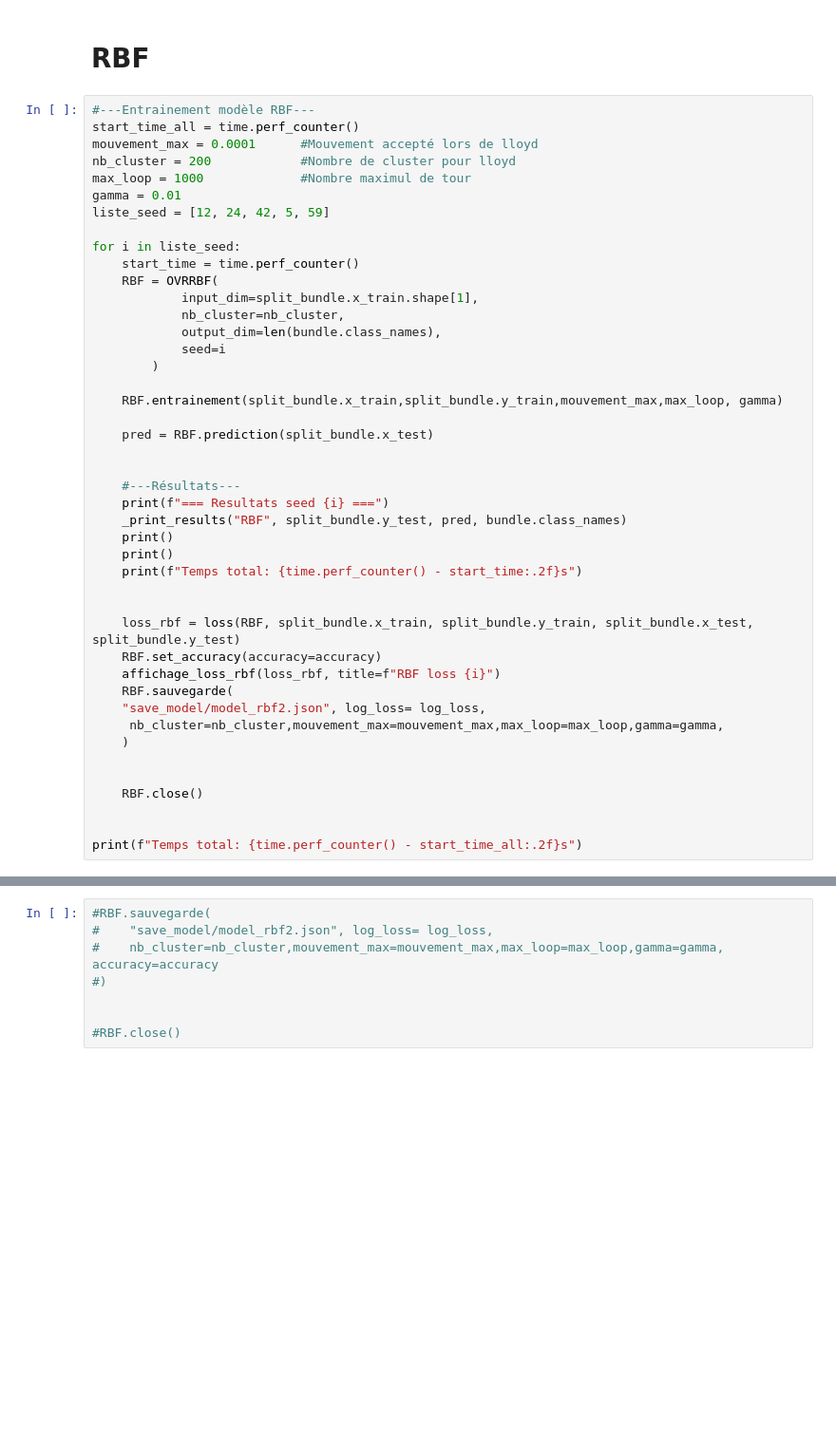
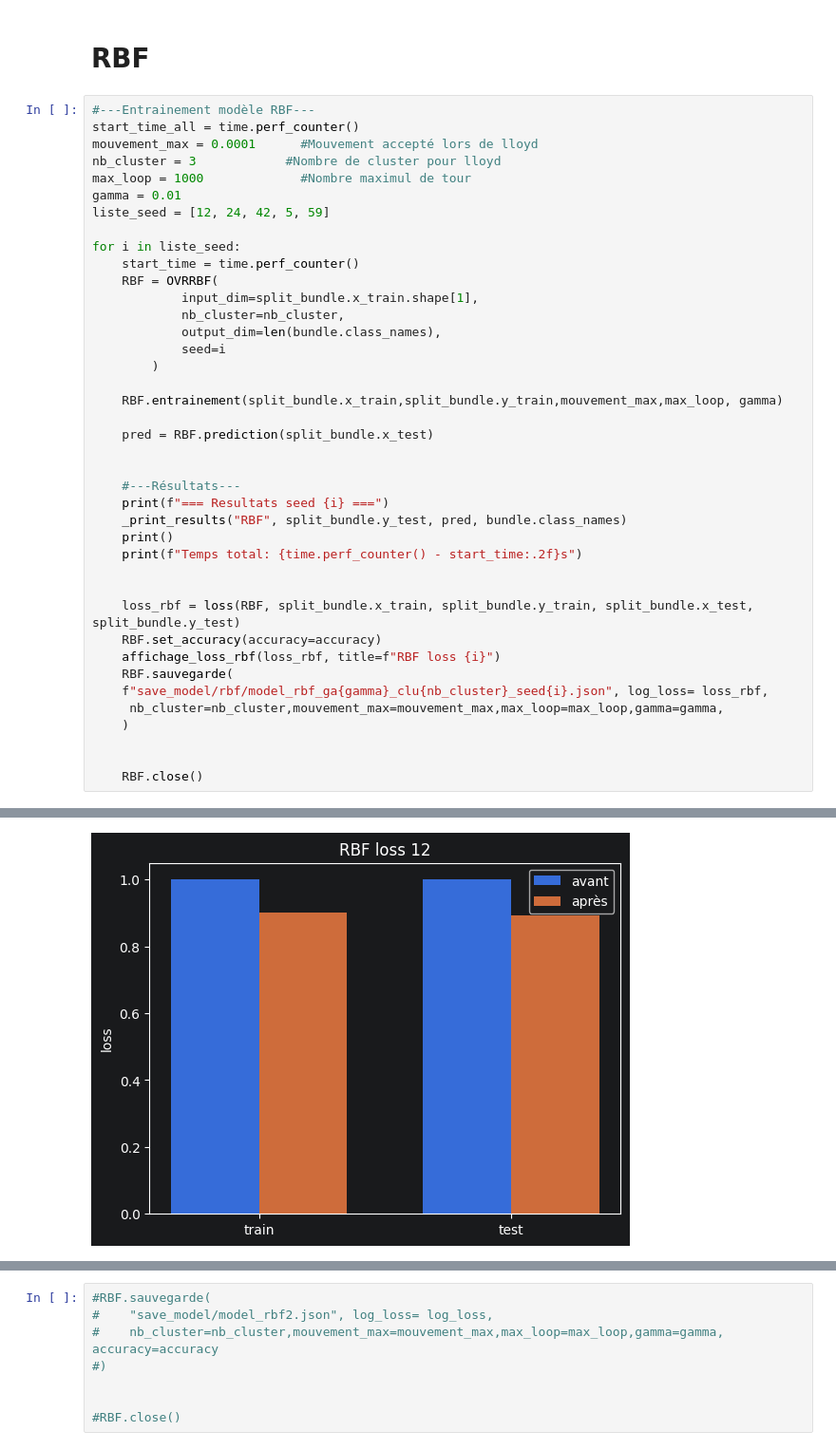
Before and after one commit to StarNova2/Annual-Project-ESGI, a Jupyter notebook: project/PythonProject/[Notebook] Test_modele.ipynb, the cells around one changed output, grey strips where cells are left out. Shown at 95% size. Cells and saved outputs as stored; diff of their text form; blank space fills up the shorter version.

```diff
--- a/project/PythonProject/[Notebook] Test_modele.ipynb
+++ b/project/PythonProject/[Notebook] Test_modele.ipynb
@@ -261,7 +333,7 @@ new_linear.close()
 #---Entrainement modèle RBF---
 start_time_all = time.perf_counter()
 mouvement_max = 0.0001      #Mouvement accepté lors de lloyd
-nb_cluster = 200            #Nombre de cluster pour lloyd
+nb_cluster = 3            #Nombre de cluster pour lloyd
 max_loop = 1000             #Nombre maximul de tour
 gamma = 0.01
 liste_seed = [12, 24, 42, 5, 59]
@@ -284,7 +356,6 @@ for i in liste_seed:
     print(f"=== Resultats seed {i} ===")
     _print_results("RBF", split_bundle.y_test, pred, bundle.class_names)
     print()
-    print()
     print(f"Temps total: {time.perf_counter() - start_time:.2f}s")
 
 
@@ -292,12 +363,10 @@ for i in liste_seed:
     RBF.set_accuracy(accuracy=accuracy)
     affichage_loss_rbf(loss_rbf, title=f"RBF loss {i}")
     RBF.sauvegarde(
-    "save_model/model_rbf2.json", log_loss= log_loss,
+    f"save_model/rbf/model_rbf_ga{gamma}_clu{nb_cluster}_seed{i}.json", log_loss= loss_rbf,
      nb_cluster=nb_cluster,mouvement_max=mouvement_max,max_loop=max_loop,gamma=gamma,
     )
 
 
     RBF.close()
-
-
-print(f"Temps total: {time.perf_counter() - start_time_all:.2f}s")
+# %% [output]
@@ -303,0 +383 @@ print(f"Temps total: {time.perf_counter() - start_time_all:.2f}s")
+[figure, added]
```
Also changed, not shown: parts of 5 cells of this notebook, 20 other files.
